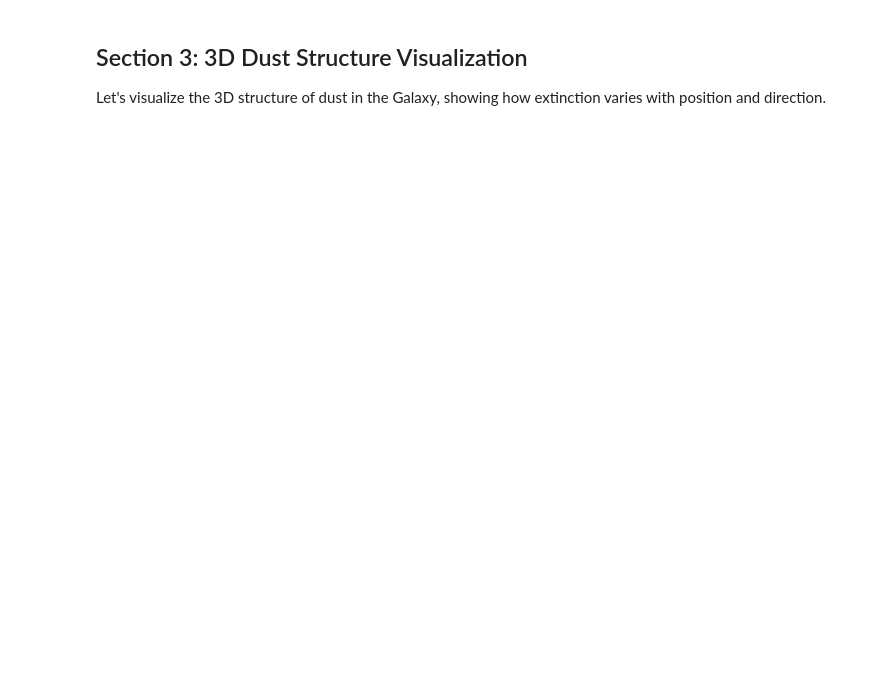
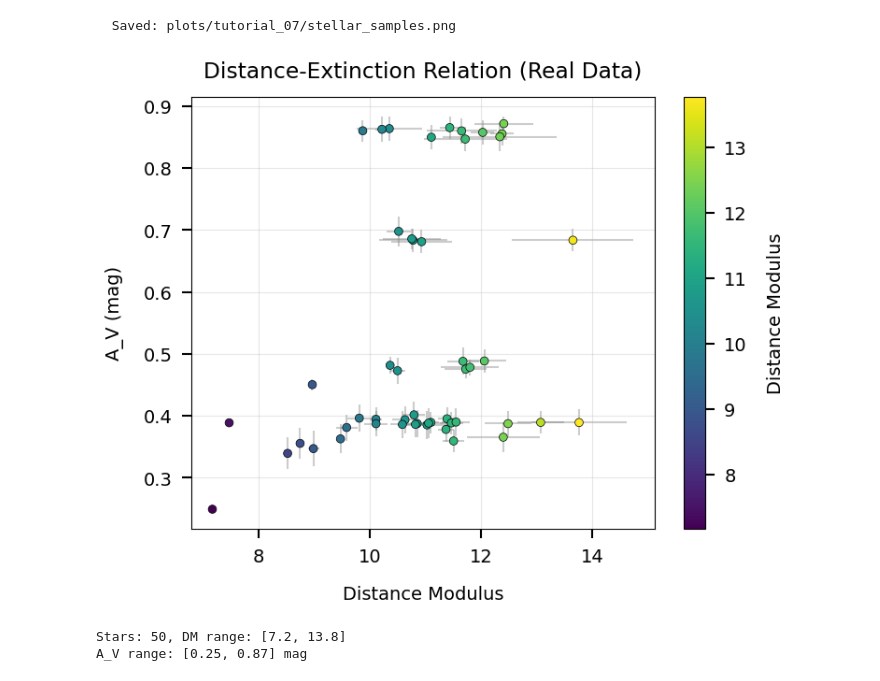
Before and after one commit to joshspeagle/brutus, a Jupyter notebook: tutorials/tutorial_07_dust_mapping.ipynb, the cells around one changed output. Cells and saved outputs as stored; diff of their text form; code cells hidden in the pictures; blank space fills up the shorter version.

```diff
--- a/tutorials/tutorial_07_dust_mapping.ipynb
+++ b/tutorials/tutorial_07_dust_mapping.ipynb
@@ -287,52 +341,32 @@ print(f"  A_V range: [{av_samples.min():.2f}, {av_samples.max():.2f}] mag")
 # %%
-# Visualize the stellar samples
-fig, axes = plt.subplots(1, 3, figsize=(15, 5))
+# Distance-extinction relation from stellar posteriors
+fig, ax = plt.subplots(figsize=(8, 6))
 
-# Panel 1: Distance distribution
-ax = axes[0]
-for i in range(min(10, len(dm_samples))):
-    ax.hist(dm_samples[i], bins=30, alpha=0.3, histtype='step', lw=2)
-ax.set_xlabel("Distance Modulus")
-ax.set_ylabel("Number of Samples")
-ax.set_title(f"Distance Posteriors ({source})")
-ax.grid(True, alpha=0.3)
-
-# Panel 2: Extinction distribution
-ax = axes[1]
-for i in range(min(10, len(av_samples))):
-    ax.hist(av_samples[i], bins=30, alpha=0.3, histtype='step', lw=2)
-ax.set_xlabel("A_V (mag)")
-ax.set_ylabel("Number of Samples")
-ax.set_title(f"Extinction Posteriors ({source})")
-ax.grid(True, alpha=0.3)
-
-# Panel 3: Distance vs Extinction
-ax = axes[2]
-
-# Plot median values with error bars
+# Median values with error bars
 dm_median = np.median(dm_samples, axis=1)
 dm_std = np.std(dm_samples, axis=1)
 av_median = np.median(av_samples, axis=1)
 av_std = np.std(av_samples, axis=1)
 
-scatter = ax.errorbar(dm_median, av_median, xerr=dm_std, yerr=av_std,
-                     fmt='o', alpha=0.5, markersize=5, ecolor='gray')
-
-# Color by distance for clarity
+# Scatter with error bars
+ax.errorbar(dm_median, av_median, xerr=dm_std, yerr=av_std,
+            fmt='none', ecolor='gray', alpha=0.4, zorder=1)
 scatter = ax.scatter(dm_median, av_median, c=dm_median, cmap='viridis',
-                    s=30, zorder=5)
+                     s=40, zorder=5, edgecolor='k', linewidth=0.5)
 plt.colorbar(scatter, ax=ax, label='Distance Modulus')
 
 ax.set_xlabel("Distance Modulus")
 ax.set_ylabel("A_V (mag)")
-ax.set_title("Distance-Extinction Relation")
+ax.set_title(f"Distance-Extinction Relation ({source})")
 ax.grid(True, alpha=0.3)
 
-plt.suptitle(f"Stellar Posterior Samples for LOS Dust Modeling ({source})",
-            fontsize=14, fontweight="bold")
 save_figure(fig, "stellar_samples")
 plt.show()
 
-print("\n✓ Visualized stellar posterior samples")
-if source == "Synthetic":
-    print("  Note: Synthetic data includes a dust cloud at μ ≈ 8.5")
+print(f"Stars: {len(dm_median)}, DM range: [{dm_median.min():.1f}, {dm_median.max():.1f}]")
+print(f"A_V range: [{av_median.min():.2f}, {av_median.max():.2f}] mag")
+# %% [output]
+  Saved: plots/tutorial_07/stellar_samples.png
+[figure, added]
+Stars: 50, DM range: [7.2, 13.8]
+A_V range: [0.25, 0.87] mag
@@ -427,4 +372,0 @@ print("\n✓ Completed simple cloud fitting")
-# %% [markdown]
-## Section 3: 3D Dust Structure Visualization
-
-Let's visualize the 3D structure of dust in the Galaxy, showing how extinction varies with position and direction.
```
Also changed, not shown: parts of 21 cells of this notebook, 4 other files.
